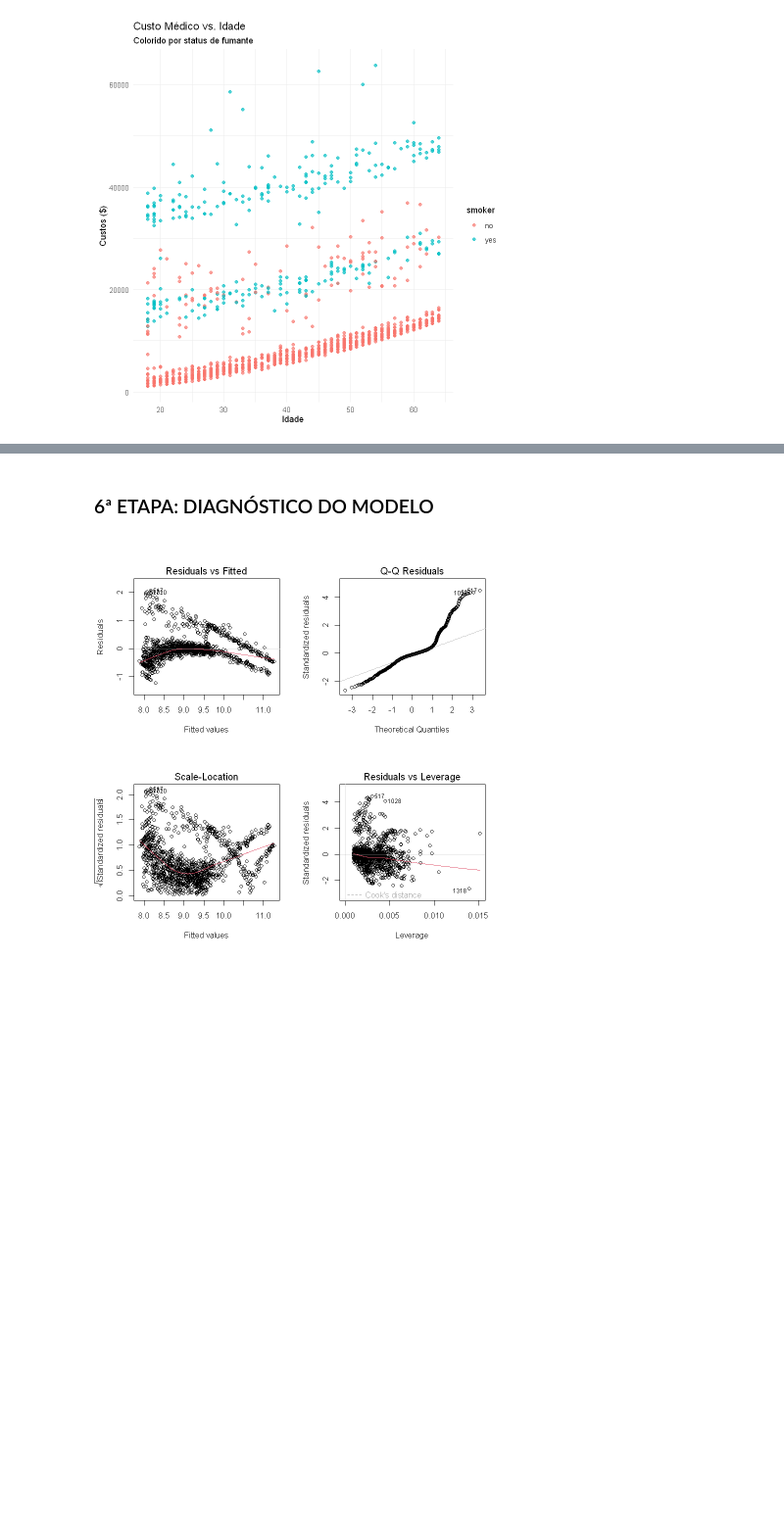
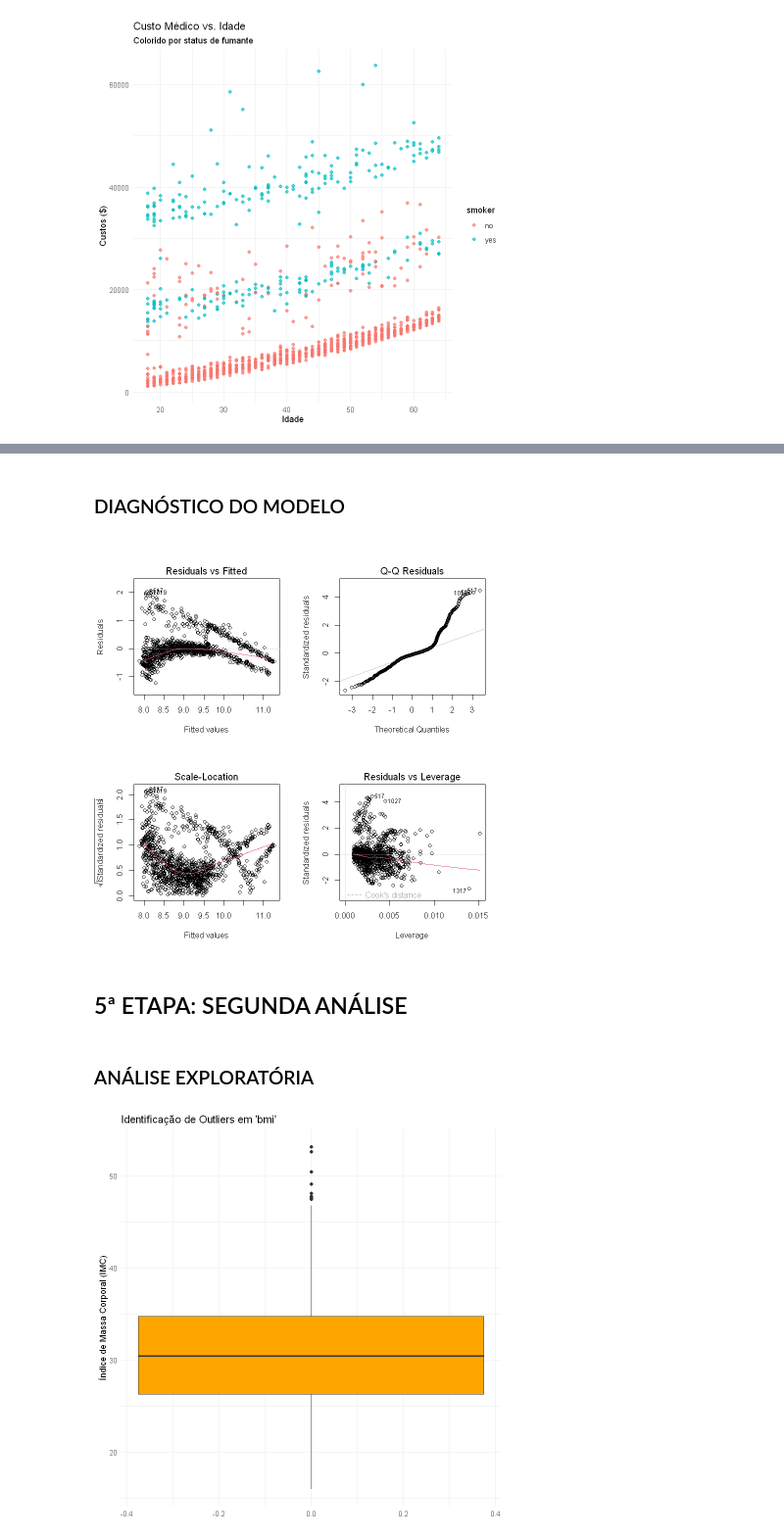
Before and after one commit to jfandre00/Trabalho_Final_Regressao, a Jupyter notebook: scripts/analise_custos_medicos.ipynb, the cells around one changed output, grey strips where cells are left out. Shown: that part at 98% size. Saved outputs shown, nothing was run; the diff lists cells and outputs as text; code cells hidden in the pictures; blank space fills up the shorter version.

Commit message:
feat: incluir segunda analise exploratoria

```diff
--- a/scripts/analise_custos_medicos.ipynb
+++ b/scripts/analise_custos_medicos.ipynb
@@ -79,3 +81,7 @@ colSums(is.na(dados))
 # %% [output]
      age      sex      bmi children   smoker   region  charges
        0        0        0        0        0        0        0
+# %%
+duplicados <- sum(duplicated(dados))
+print(paste("Número de linhas duplicadas encontradas:", duplicados))
+# Identifica e exibe quantidade de linhas com valores duplicados.
@@ -81,0 +90,6 @@ colSums(is.na(dados))
+# %%
+if (duplicados > 0) {
+  dados <- distinct(dados)
+  print("Linha(s) duplicada(s) removida(s).")
+}
+#Verifica e remove valores duplicados.
@@ -173,5 +191,5 @@ F-statistic:  1296 on 3 and 1334 DF,  p-value: < 2.2e-16
 # %% [markdown]
-### 6ª ETAPA: DIAGNÓSTICO DO MODELO
+### DIAGNÓSTICO DO MODELO
 # %%
 # A função plot() aplicada a um objeto 'lm' gera 4 gráficos de diagnóstico.
 # Usamos par(mfrow = c(2, 2)) para arranjar os 4 gráficos em uma grade 2x2.
@@ -182,4 +200,19 @@ plot(modelo_1)
 # É uma boa prática resetar o layout gráfico para o padrão depois.
 par(mfrow = c(1, 1))
 # %% [output]
-[figure, old version]
+[figure, new version]
+# %% [markdown]
+## 5ª ETAPA: SEGUNDA ANÁLISE
+# %% [markdown]
+### ANÁLISE EXPLORATÓRIA
+# %%
+ggplot(dados, aes(y = bmi)) +
+  geom_boxplot(fill = "orange") +
+  labs(title = "Identificação de Outliers em 'bmi'", y = "Índice de Massa Corporal (IMC)") +
+  theme_minimal()
+# Visualizando um boxplot que distribui a mediana do IMC das pessoas, é possível identificar algumas discrepâncias com
+# IMC muito alto, ou seja, outliers. Essas pessoas podem de fato possuir esse IMC, portanto, não serão desconsideradas.
+# Isso pode apontar para o fato de que algumas pessoas podem ter custos médicos altos não em decorrência do cigarro, mas talvez
+# da obesidade, podendo possuir esse fato correlação com o hábito de fumar ou não.
+# %% [output]
+[figure, added]
```
Also changed, not shown: parts of 15 cells of this notebook.
